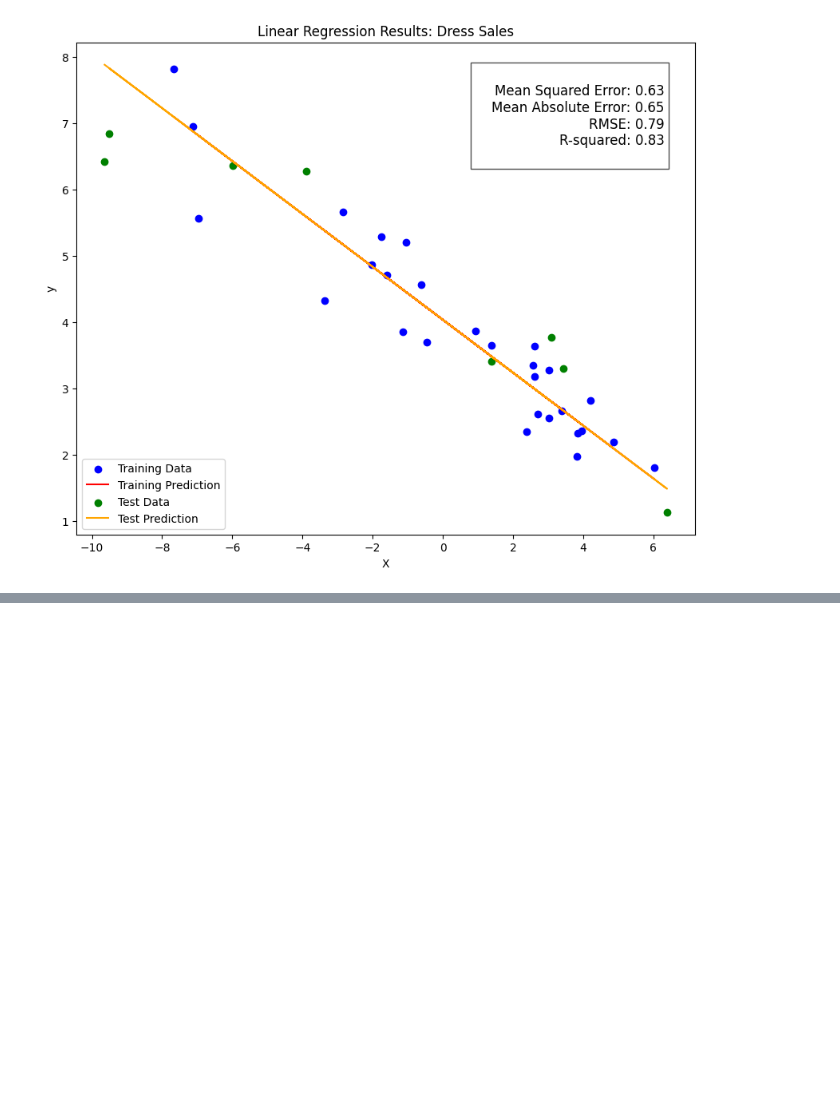
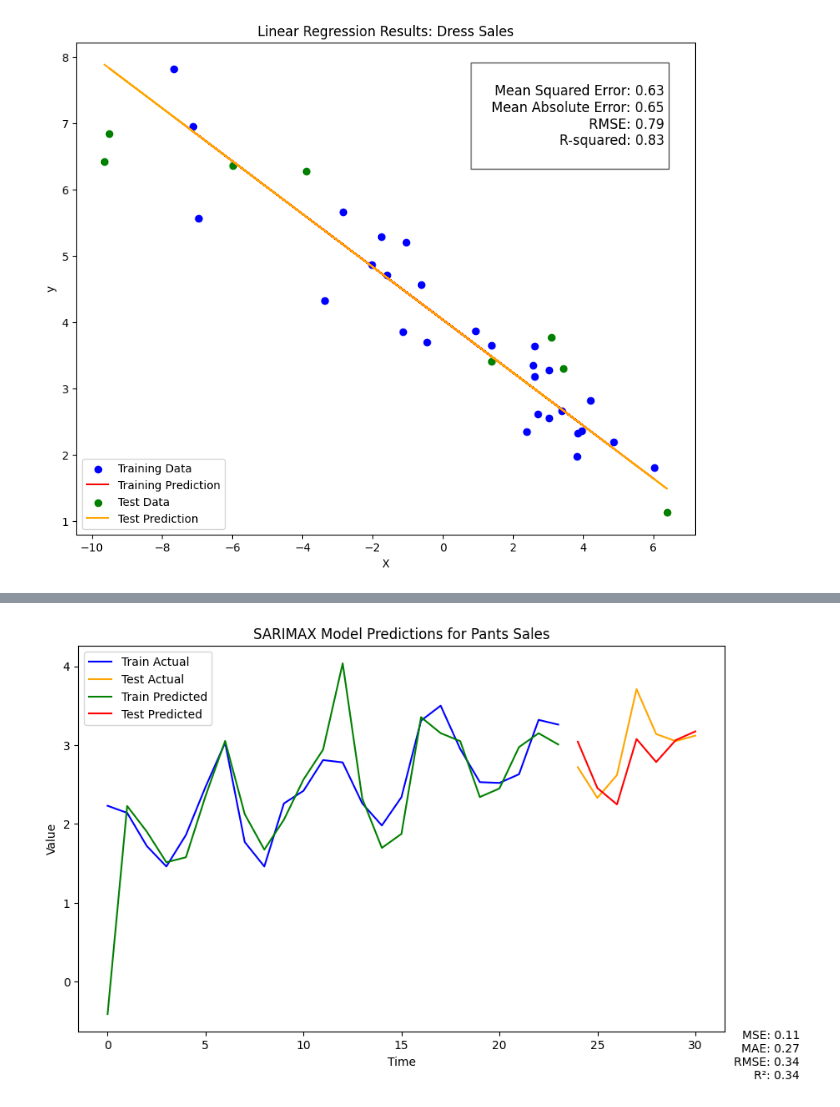
Before and after one commit to abderrahimrhitrif/Projet-DA, a Jupyter notebook: projet.ipynb, the cells around one changed output, grey strips where cells are left out. Cells and saved outputs as stored; diff of their text form; code cells hidden in the pictures; blank space fills up the shorter version.

```diff
--- a/projet.ipynb
+++ b/projet.ipynb
@@ -736,0 +901,88 @@ R-squared: 0.83
+# %%
+from statsmodels.tsa.statespace.sarimax import SARIMAX
+import numpy as np
+import matplotlib.pyplot as plt
+from sklearn.metrics import mean_squared_error, mean_absolute_error, r2_score
+
+# Function to fit the SARIMAX model
+def fit_sarimax(data, exog, order=(1, 1, 1), seasonal_order=(1, 1, 1, 12)):
+    model = SARIMAX(data,
+                    exog=exog,
+                    order=order,
+                    seasonal_order=seasonal_order)
+    results = model.fit()
+    return results
+
+# Function to evaluate the model's performance
+def evaluate_sarimax(true_values, predictions):
+    mse = mean_squared_error(true_values, predictions)
+    mae = mean_absolute_error(true_values, predictions)
+    rmse = np.sqrt(mse)
+    r2 = r2_score(true_values, predictions)
+    return mse, mae, rmse, r2
+
+# Function to plot the results
+def plot_sarimax_results(train_data, test_data, train_pred, test_pred, category, mse, mae, rmse, r2):
+    plt.figure(figsize=(10, 6))
+    plt.plot(train_data.index, train_data, label='Train Actual', color='blue')
+    plt.plot(test_data.index, test_data, label='Test Actual', color='orange')
+    plt.plot(train_data.index, train_pred, label='Train Predicted', color='green')
+    plt.plot(test_data.index, test_pred, label='Test Predicted', color='red')
+
+    plt.title(f'SARIMAX Model Predictions for {category}')
+    plt.xlabel('Time')
+    plt.ylabel('Value')
+    plt.legend(loc='upper left')
+
+    plt.figtext(0.99, 0.01, f'MSE: {mse:.2f}\nMAE: {mae:.2f}\nRMSE: {rmse:.2f}\nR²: {r2:.2f}',
+                horizontalalignment='right', verticalalignment='bottom', fontsize=10)
+
+    plt.show()
+
+# Main function to run the SARIMAX analysis
+def run_sarimax_analysis(df, target_column, exog_columns, category,
+                         order=(1, 1, 1), seasonal_order=(1, 1, 1, 12),
+                         train_size=0.8):
+    # Prepare time series data
+    series = df[target_column]
+    exog = df[exog_columns]
+
+    train_size = int(len(series) * train_size)
+
+    train_data = series[:train_size]
+    test_data = series[train_size:]
+
+    train_exog = exog[:train_size]
+    test_exog = exog[train_size:]
+
+    # Fit model (with counter and total_combinations)
+    model = fit_sarimax(train_data, train_exog, order, seasonal_order)
+
+    # Generate predictions
+    train_pred = model.get_prediction(start=0, end=len(train_data)-1, exog=train_exog).predicted_mean
+    test_pred = model.get_forecast(len(test_data), exog=test_exog).predicted_mean
+
+    # Evaluate the model performance
+    mse, mae, rmse, r2 = evaluate_sarimax(test_data, test_pred)
+
+    print(f"Mean Squared Error: {mse:.2f}")
+    print(f"Mean Absolute Error: {mae:.2f}")
+    print(f"Root Mean Squared Error: {rmse:.2f}")
+    print(f"R-squared: {r2:.2f}")
+
+    # Plot the results
+    plot_sarimax_results(train_data, test_data, train_pred, test_pred,
+                         category, mse, mae, rmse, r2)
+
+    return model
+
+# Example usage of the function
+# Make sure to replace 'df_final_pants_sales' with your actual DataFrame
+run_sarimax_analysis(df_final_pants_sales,
+                     target_column='S/ billion Yuan',
+                     exog_columns=['PC1'],  # pass this as a list
+                     category='Pants Sales',
+                     order=(1, 1, 1),  # SARIMAX order
+                     seasonal_order=(1, 1, 1, 12),  # SARIMAX seasonal_order
+                     train_size=0.8)  # proportion of data for training
+# %% [output]
@@ -736,0 +993 @@ R-squared: 0.83
+[figure, added]
```
Also changed, not shown: parts of 5 cells of this notebook, 4 other files.
